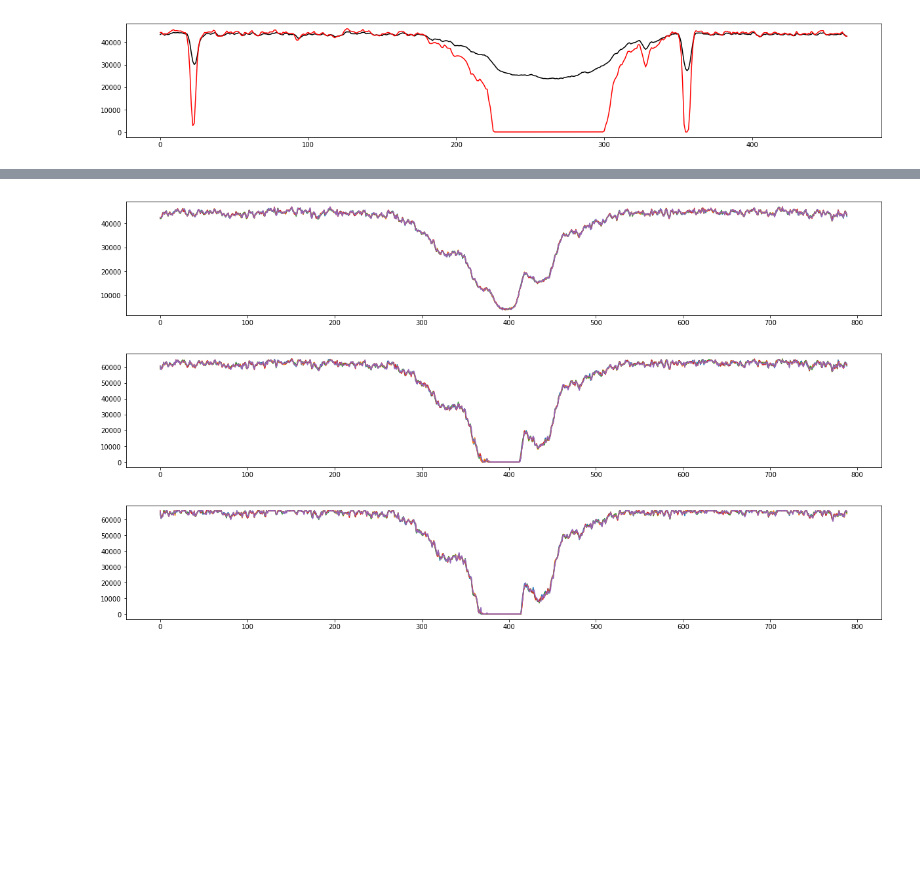
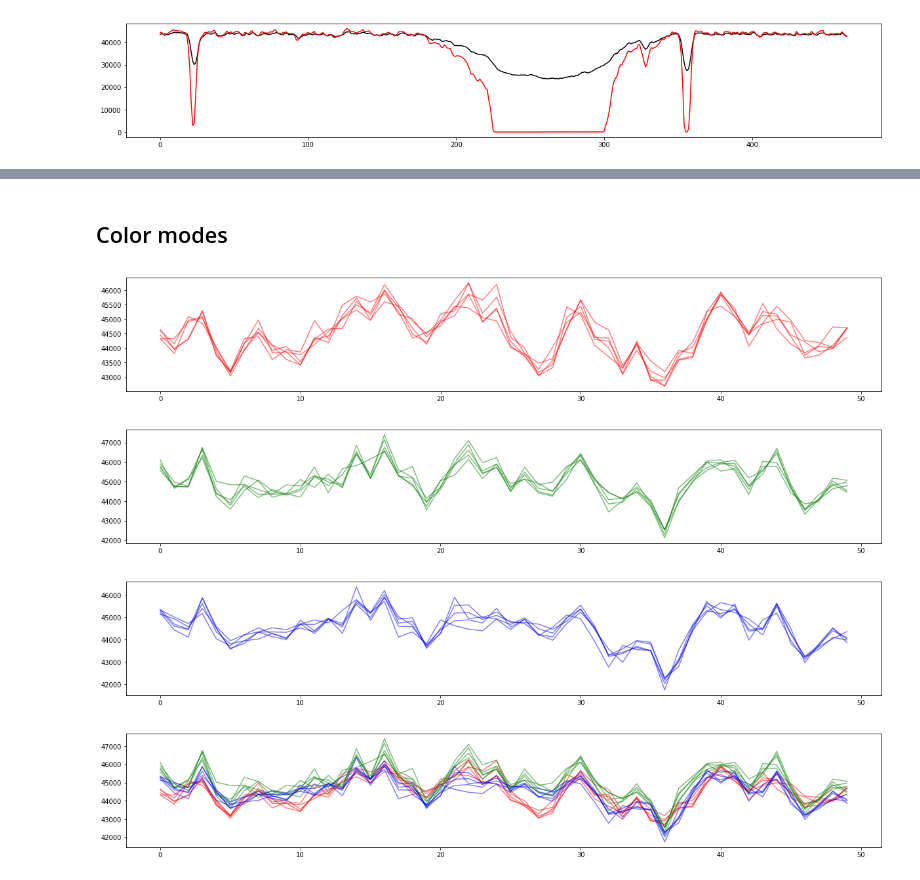
Before and after one commit to oliang2000/yerkes-plate-digitization, a Jupyter notebook: Scanner_mode.ipynb, the cells around one changed output, grey strips where cells are left out. Cells and saved outputs as stored; diff of their text form; code cells hidden in the pictures; blank space fills up the shorter version.

```diff
--- a/Scanner_mode.ipynb
+++ b/Scanner_mode.ipynb
@@ -107,41 +192,57 @@ ccfull5 = hdul[0].data[0]
+# %% [markdown]
+## Color modes
 # %%
-#three modes, no color correction, color correction & color correction with 0-255
+#difference in noise in 3 colors, horizontal
+
+x1 = 2380
+x2 = 2430
+y = 2524
+
 fig = plt.figure(figsize=(20,3))
 axes= fig.add_axes([0.1,0.1,0.8,0.8])
-x1 = 2376
-x2 = 3165
-y = 2524
-axes.plot(list(nc1[y][x1:x2]))
-axes.plot(list(nc2[y][x1:x2]))
-axes.plot(list(nc3[y][x1:x2]))
-axes.plot(list(nc4[y][x1:x2]))
-axes.plot(list(nc5[y][x1:x2]))
+axes.plot(list(nc1[0][y][x1:x2]), alpha=0.5, color = 'red')
+axes.plot(list(nc2[0][y][x1:x2]), alpha=0.5, color = 'red')
+axes.plot(list(nc3[0][y][x1:x2]), alpha=0.5, color = 'red')
+axes.plot(list(nc4[0][y][x1:x2]), alpha=0.5, color = 'red')
+axes.plot(list(nc5[0][y][x1:x2]), alpha=0.5, color = 'red')
+plt.show()
+fig = plt.figure(figsize=(20,3))
+axes= fig.add_axes([0.1,0.1,0.8,0.8])
+axes.plot(list(nc1[1][y][x1:x2]), alpha=0.5, color = 'green')
+axes.plot(list(nc2[1][y][x1:x2]), alpha=0.5, color = 'green')
+axes.plot(list(nc3[1][y][x1:x2]), alpha=0.5, color = 'green')
+axes.plot(list(nc4[1][y][x1:x2]), alpha=0.5, color = 'green')
+axes.plot(list(nc5[1][y][x1:x2]), alpha=0.5, color = 'green')
+plt.show()
+fig = plt.figure(figsize=(20,3))
+axes= fig.add_axes([0.1,0.1,0.8,0.8])
+axes.plot(list(nc1[2][y][x1:x2]), alpha=0.5, color = 'blue')
+axes.plot(list(nc2[2][y][x1:x2]), alpha=0.5, color = 'blue')
+axes.plot(list(nc3[2][y][x1:x2]), alpha=0.5, color = 'blue')
+axes.plot(list(nc4[2][y][x1:x2]), alpha=0.5, color = 'blue')
+axes.plot(list(nc5[2][y][x1:x2]), alpha=0.5, color = 'blue')
 plt.show()
 
 fig = plt.figure(figsize=(20,3))
 axes= fig.add_axes([0.1,0.1,0.8,0.8])
-x1 = 2376
-x2 = 3165
-y = 2524
-axes.plot(list(ccauto1[y][x1:x2]))
-axes.plot(list(ccauto2[y][x1:x2]))
-axes.plot(list(ccauto3[y][x1:x2]))
-axes.plot(list(ccauto4[y][x1:x2]))
-axes.plot(list(ccauto5[y][x1:x2]))
+axes.plot(list(nc1[0][y][x1:x2]), alpha=0.5, color = 'red')
+axes.plot(list(nc2[0][y][x1:x2]), alpha=0.5, color = 'red')
+axes.plot(list(nc3[0][y][x1:x2]), alpha=0.5, color = 'red')
+axes.plot(list(nc4[0][y][x1:x2]), alpha=0.5, color = 'red')
+axes.plot(list(nc5[0][y][x1:x2]), alpha=0.5, color = 'red')
+axes.plot(list(nc1[1][y][x1:x2]), alpha=0.5, color = 'green')
+axes.plot(list(nc2[1][y][x1:x2]), alpha=0.5, color = 'green')
+axes.plot(list(nc3[1][y][x1:x2]), alpha=0.5, color = 'green')
+axes.plot(list(nc4[1][y][x1:x2]), alpha=0.5, color = 'green')
+axes.plot(list(nc5[1][y][x1:x2]), alpha=0.5, color = 'green')
+axes.plot(list(nc1[2][y][x1:x2]), alpha=0.5, color = 'blue')
+axes.plot(list(nc2[2][y][x1:x2]), alpha=0.5, color = 'blue')
+axes.plot(list(nc3[2][y][x1:x2]), alpha=0.5, color = 'blue')
+axes.plot(list(nc4[2][y][x1:x2]), alpha=0.5, color = 'blue')
+axes.plot(list(nc5[2][y][x1:x2]), alpha=0.5, color = 'blue')
 plt.show()
-
-fig = plt.figure(figsize=(20,3))
-axes= fig.add_axes([0.1,0.1,0.8,0.8])
-x1 = 2376
-x2 = 3165
-y = 2524
-axes.plot(list(ccfull1[y][x1:x2]))
-axes.plot(list(ccfull2[y][x1:x2]))
-axes.plot(list(ccfull3[y][x1:x2]))
-axes.plot(list(ccfull4[y][x1:x2]))
-axes.plot(list(ccfull5[y][x1:x2]))
-plt.show()
 # %% [output]
-[figure, old version]
+[figure, new version]
-[figure, old version]
+[figure, new version]
-[figure, old version]
+[figure, new version]
+[figure, added]
```
Also changed, not shown: parts of 16 cells of this notebook.
